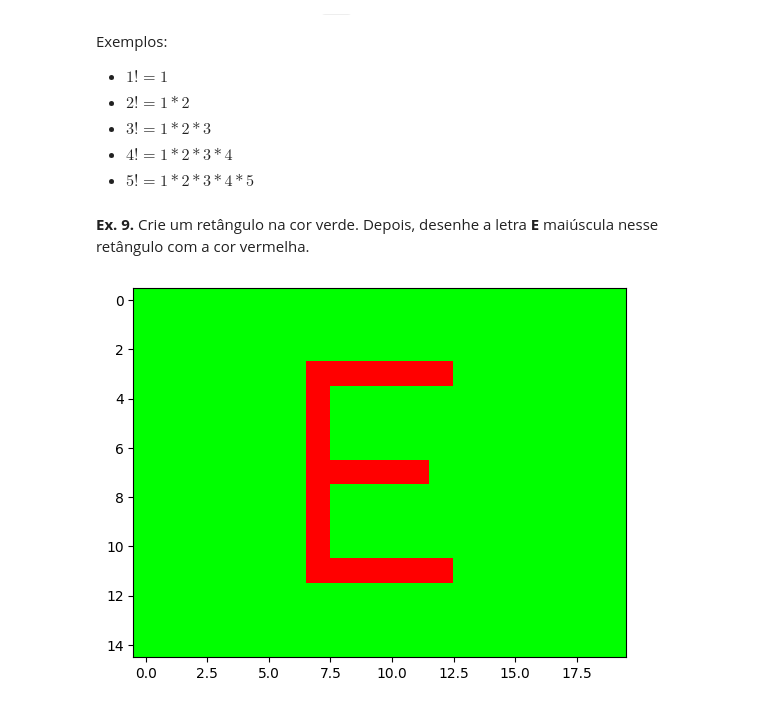
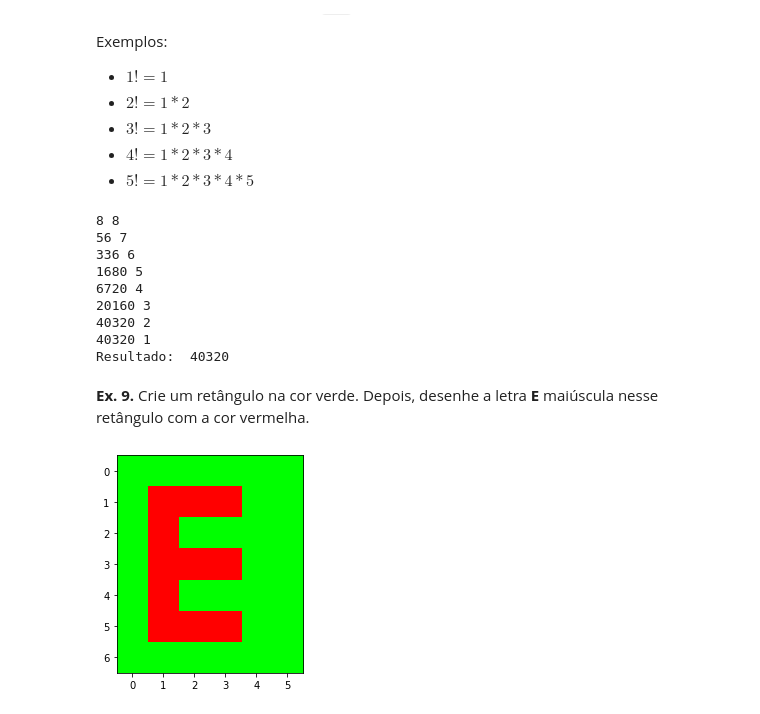
Before and after one commit to Nathan-Rgs/image-processing, a Jupyter notebook: exPDI01_introducao_python.ipynb, the cells around one changed output. Saved outputs shown, nothing was run; the diff lists cells and outputs as text; code cells hidden in the pictures.

```diff
--- a/exPDI01_introducao_python.ipynb
+++ b/exPDI01_introducao_python.ipynb
@@ -423,16 +696,42 @@ Exemplos:
+# %%
+################# ESCREVA SEU CÓDIGO AQUI  ###############################
+def fatorial(num):
+  n = 1
+  for i in range(num, 0, -1):
+    n = n * i
+    print(n, i)
+
+  return n
+
+f = fatorial(8)
+print('Resultado: ', f)
+
+##########################################################################
+# %% [output]
+8 8
+56 7
+336 6
+1680 5
+6720 4
+20160 3
+40320 2
+40320 1
+Resultado:  40320
 # %% [markdown]
 **Ex. 9.** Crie um retângulo na cor verde. Depois, desenhe a letra **E** maiúscula nesse retângulo com a cor vermelha.
 # %%
 ################# ESCREVA SEU CÓDIGO AQUI  ###############################
-img = np.zeros([15,20,3], dtype=np.uint8)
-img[:,:,1] = 255
-img[3,7:13,:] = [255, 0, 0]
-img[4:11,7,:] = [255, 0, 0]
-img[7:8,8:12,:] = [255, 0, 0]
-img[11,7:13,:] = [255, 0, 0]
+img = np.zeros([7,6,3], dtype=int)
+
+img[ :, :, 1 ] = 255
+img[ 1:-1, 1:2 ] = [255,0,0]
+img[ 1:2, 1:-2 ] = [255,0,0]
+img[ 3:4, 1:-2 ] = [255,0,0]
+img[ 5:6, 1:-2 ] = [255,0,0]
 
 plt.imshow(img)
 plt.show()
+
 ##########################################################################
 # %% [output]
-[figure, old version]
+[figure, new version]
```
Also changed, not shown: parts of 61 cells of this notebook.
